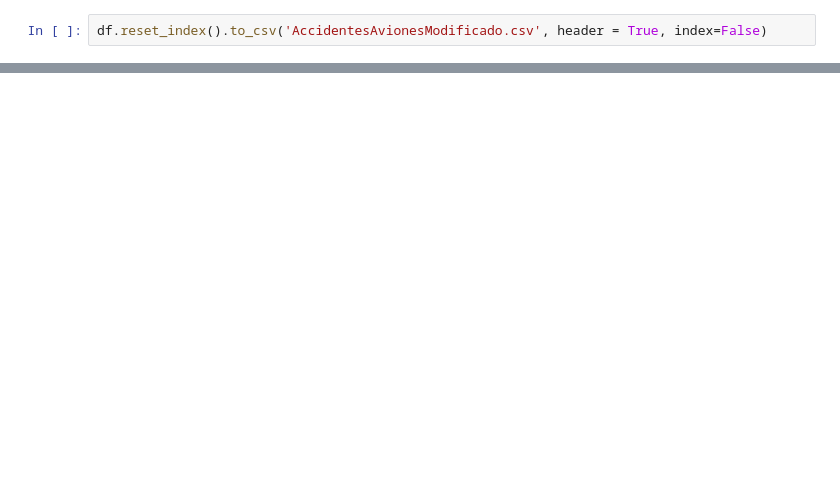
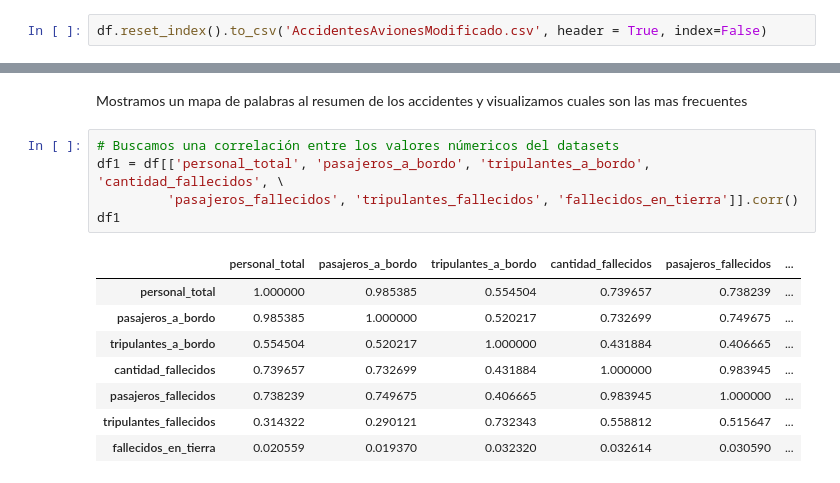
Before and after one commit to Claritzo/proyectoII, a Jupyter notebook: Aereo.ipynb, the cells around one changed output, grey strips where cells are left out. Saved outputs shown, nothing was run; the diff lists cells and outputs as text; blank space fills up the shorter version.

```diff
--- a/Aereo.ipynb
+++ b/Aereo.ipynb
@@ -248,0 +339,16 @@ df.reset_index().to_csv('AccidentesAvionesModificado.csv', header = True, index=
+# %% [markdown]
+Mostramos un mapa de palabras al resumen de los accidentes y visualizamos cuales son las mas frecuentes
+# %%
+# Buscamos una correlación entre los valores númericos del datasets
+df1 = df[['personal_total', 'pasajeros_a_bordo', 'tripulantes_a_bordo', 'cantidad_fallecidos', \
+         'pasajeros_fallecidos', 'tripulantes_fallecidos', 'fallecidos_en_tierra']].corr()
+df1
+# %% [output]
+|  | personal_total | pasajeros_a_bordo | tripulantes_a_bordo | cantidad_fallecidos | pasajeros_fallecidos | ... |
+| personal_total | 1.000000 | 0.985385 | 0.554504 | 0.739657 | 0.738239 | ... |
+| pasajeros_a_bordo | 0.985385 | 1.000000 | 0.520217 | 0.732699 | 0.749675 | ... |
+| tripulantes_a_bordo | 0.554504 | 0.520217 | 1.000000 | 0.431884 | 0.406665 | ... |
+| cantidad_fallecidos | 0.739657 | 0.732699 | 0.431884 | 1.000000 | 0.983945 | ... |
+| pasajeros_fallecidos | 0.738239 | 0.749675 | 0.406665 | 0.983945 | 1.000000 | ... |
+| tripulantes_fallecidos | 0.314322 | 0.290121 | 0.732343 | 0.558812 | 0.515647 | ... |
+| fallecidos_en_tierra | 0.020559 | 0.019370 | 0.032320 | 0.032614 | 0.030590 | ... |
```
Also changed, not shown: parts of 30 cells of this notebook.
